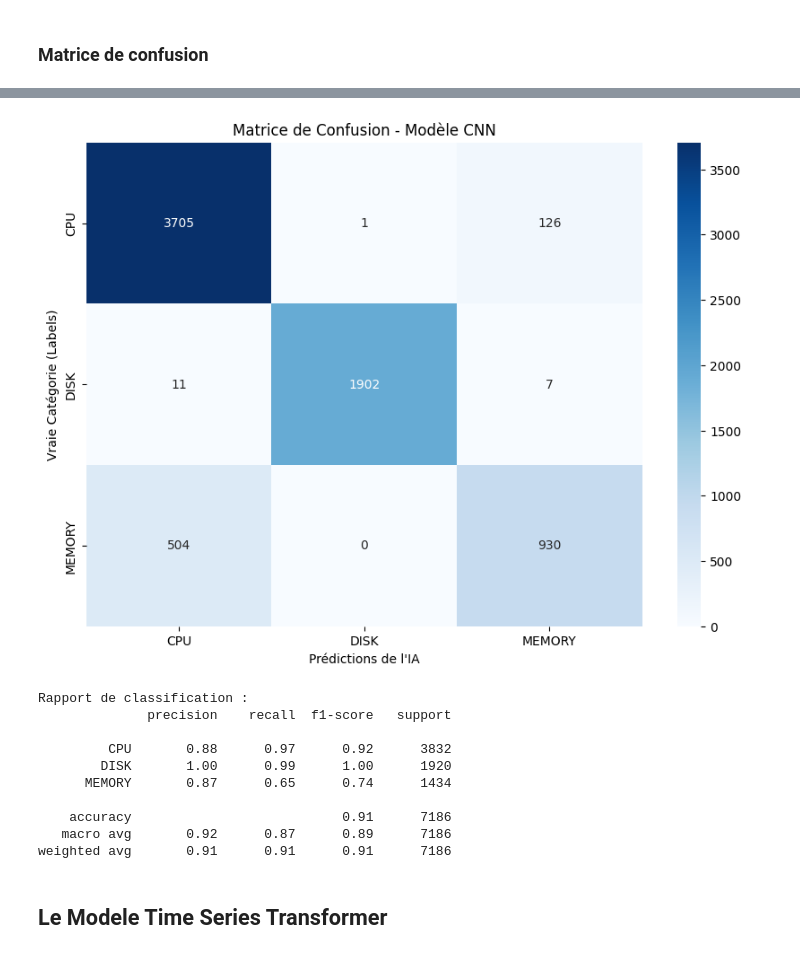
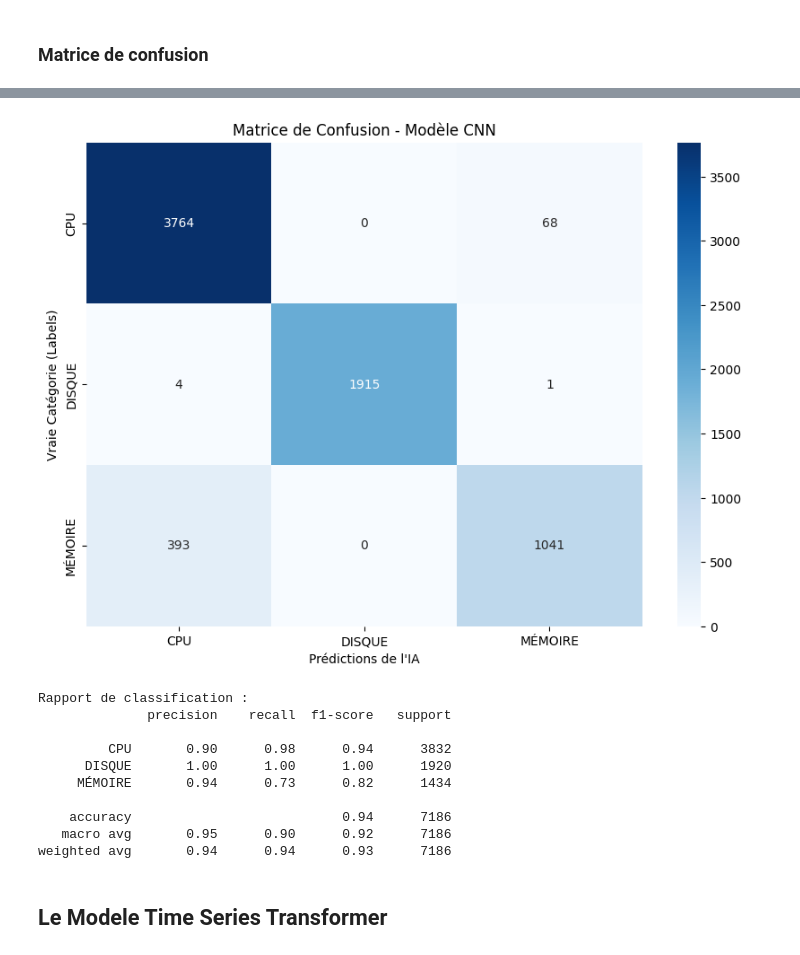
Before and after one commit to babycrashdev/m1_ia, a Jupyter notebook: Projet_ia.ipynb, the cells around one changed output, grey strips where cells are left out. Drawn from its saved outputs; the diff is of its cells as text; code cells hidden in the pictures.

```diff
--- a/Projet_ia.ipynb
+++ b/Projet_ia.ipynb
@@ -105,7 +113,7 @@ from sklearn.preprocessing import MinMaxScaler
 import numpy as np
 
 WINDOW_SIZE = 50
-FEATURES = ['CpuALL_usage', 'memory_usage_perce', 'read_rate_during_time', 'write_rate_during_time']
+FEATURES = ['CpuALL_usage', 'memory_usage_perce', 'read_rate_during_time', 'write_rate_during_time','Energy_usage_during_time']
 LABEL_MAP = {'cpu': 0, 'disk': 1, 'memory': 2}
 
 scaler = MinMaxScaler()
@@ -444,7 +452,7 @@ y_pred_probs = model_cnn.predict(X_test)
 y_pred = np.argmax(y_pred_probs, axis=1)
 
 cm = confusion_matrix(y_test, y_pred)
-categories = ['CPU', 'DISK', 'MEMORY']
+categories = ['CPU', 'DISQUE', 'MÉMOIRE']
 
 plt.figure(figsize=(10, 7))
 sns.heatmap(cm, annot=True, fmt='d', xticklabels=categories, yticklabels=categories, cmap='Blues')
@@ -460,14 +468,14 @@ print(classification_report(y_test, y_pred, target_names=categories))
-[figure, old version]
+[figure, new version]
 Rapport de classification :
               precision    recall  f1-score   support
 
-         CPU       0.88      0.97      0.92      3832
-        DISK       1.00      0.99      1.00      1920
-      MEMORY       0.87      0.65      0.74      1434
+         CPU       0.90      0.98      0.94      3832
+      DISQUE       1.00      1.00      1.00      1920
+     MÉMOIRE       0.94      0.73      0.82      1434
 
-    accuracy                           0.91      7186
-   macro avg       0.92      0.87      0.89      7186
-weighted avg       0.91      0.91      0.91      7186
+    accuracy                           0.94      7186
+   macro avg       0.95      0.90      0.92      7186
+weighted avg       0.94      0.94      0.93      7186
 # %% [markdown]
 ## Le Modele  Time Series Transformer
 # %%
```
Also changed, not shown: parts of 14 cells of this notebook.
